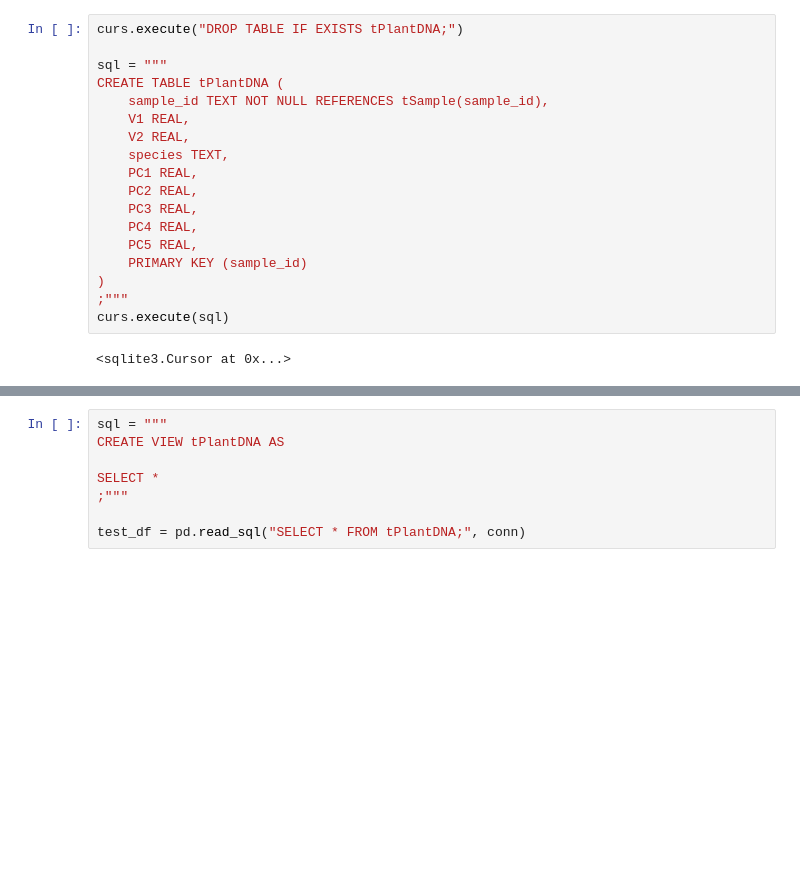
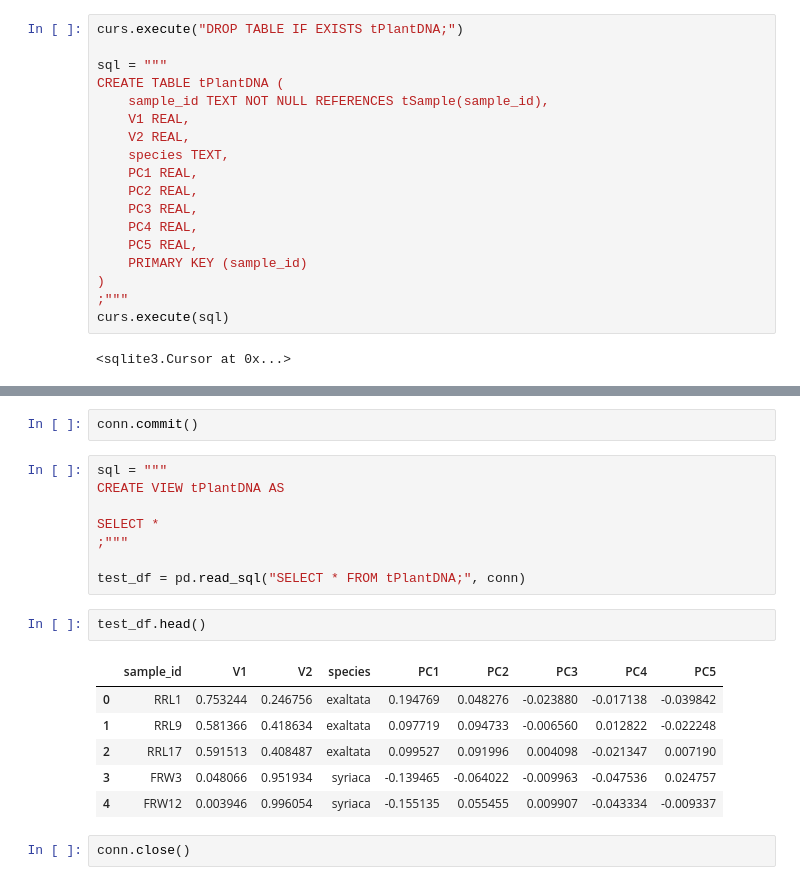
Before and after one commit to chdorgeix1/research_project, a Jupyter notebook: sql_db/real_database.ipynb, the cells around one changed output, grey strips where cells are left out. Saved outputs shown, nothing was run; the diff lists cells and outputs as text; blank space fills up the shorter version.

```diff
--- a/sql_db/real_database.ipynb
+++ b/sql_db/real_database.ipynb
@@ -602,3 +602,5 @@ for row in plant_dna.to_dict(orient='records'):
+# %%
+conn.commit()
 # %%
 sql = """
 CREATE VIEW tPlantDNA AS
@@ -607,3 +609,14 @@ SELECT *
 ;"""
 
 test_df = pd.read_sql("SELECT * FROM tPlantDNA;", conn)
+# %%
+test_df.head()
+# %% [output]
+|  | sample_id | V1 | V2 | species | PC1 | PC2 | PC3 | PC4 | PC5 |
+| 0 | RRL1 | 0.753244 | 0.246756 | exaltata | 0.194769 | 0.048276 | -0.023880 | -0.017138 | -0.039842 |
+| 1 | RRL9 | 0.581366 | 0.418634 | exaltata | 0.097719 | 0.094733 | -0.006560 | 0.012822 | -0.022248 |
+| 2 | RRL17 | 0.591513 | 0.408487 | exaltata | 0.099527 | 0.091996 | 0.004098 | -0.021347 | 0.007190 |
+| 3 | FRW3 | 0.048066 | 0.951934 | syriaca | -0.139465 | -0.064022 | -0.009963 | -0.047536 | 0.024757 |
+| 4 | FRW12 | 0.003946 | 0.996054 | syriaca | -0.155135 | 0.055455 | 0.009907 | -0.043334 | -0.009337 |
+# %%
+conn.close()
```
Also changed, not shown: parts of 1 cell of this notebook, 1 other file.
